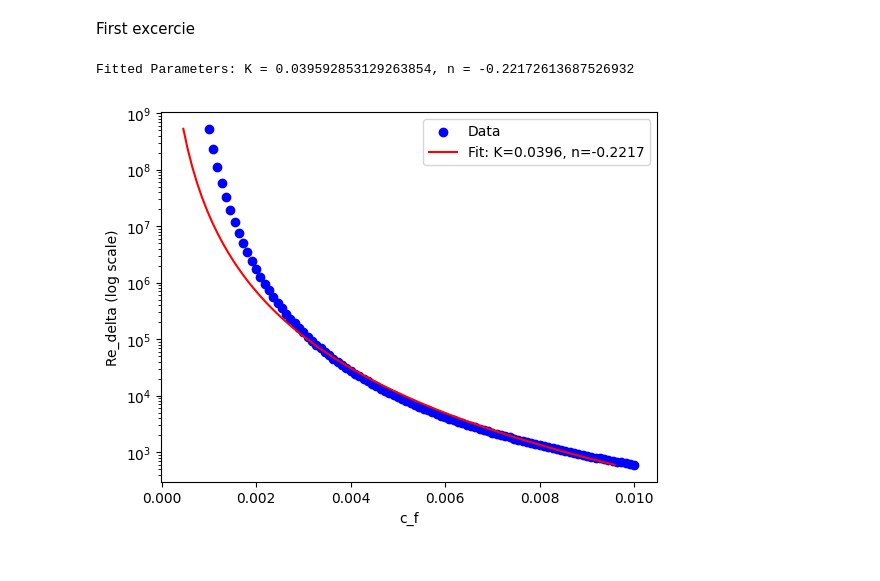
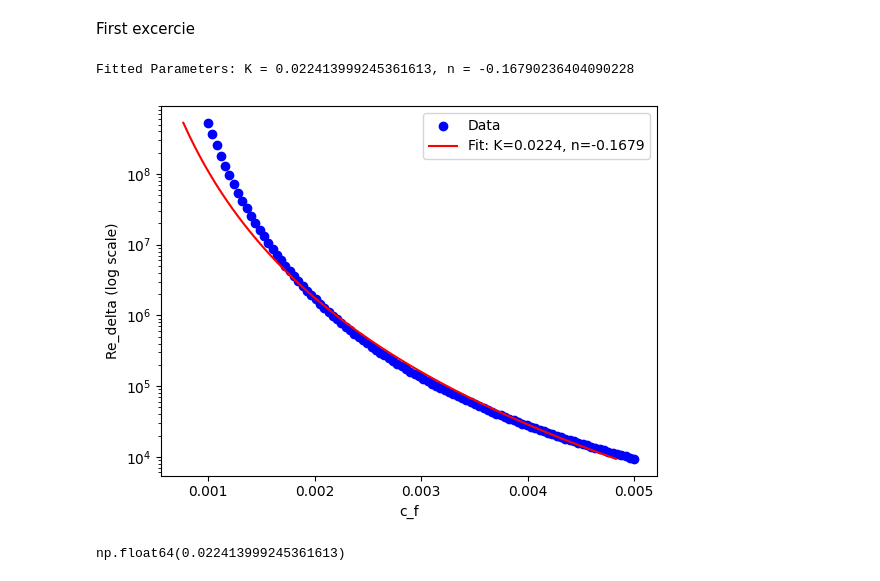
Before and after one commit to Biel-PS/AdvancedFluidMechanics, a Jupyter notebook: 4-BoundaryLayer/Assigment4.ipynb, the cells around one changed output. Cells and saved outputs as stored; diff of their text form; code cells hidden in the pictures.

```diff
--- a/4-BoundaryLayer/Assigment4.ipynb
+++ b/4-BoundaryLayer/Assigment4.ipynb
@@ -42,7 +42,7 @@ def cf(Re_delta, K, n):
 #   return cf
 # K = 0.02 n=-1/6
 start = 0.001
-end = 0.01
+end = 0.005
 num_points = 100
 vector_cf = np.linspace(start, end, num_points)
 vector_Re_delta = Re_fun(vector_cf)
@@ -52,33 +52,33 @@ dataVector = [vector_cf,vector_Re_delta]
 #print(dataVector)
 
 popt, pcov = opt.curve_fit(cf, dataVector[1], dataVector[0], p0=[0, 0])  # Initial guess
 
 K_fit, n_fit = popt  # Extract fitted parameters
 print(f"Fitted Parameters: K = {K_fit}, n = {n_fit}")
 
 # Compute the fitted curve
 fitted_cf = cf(vector_Re_delta, K_fit, n_fit)
 # Plot original data and fitted curve
 plt.scatter(vector_cf,vector_Re_delta, label="Data", color="blue")
 plt.plot(fitted_cf,vector_Re_delta, label=f"Fit: K={K_fit:.4f}, n={n_fit:.4f}", color="red")
 
 plt.yscale("log")
 plt.ylabel("Re_delta (log scale)")
 plt.xlabel("c_f")
 plt.legend()
 plt.show()
 
 # popt, pcov = opt.curve_fit(cf, dataVector[0],dataVector[1])
 # print(popt)
 
 # plt.scatter(dataVector[0],dataVector[1])
 # #plt.plot(dataSolution[0],dataSolution[1])
 # plt.yscale("log")
 # plt.xlabel(" c_f[log]")
 # plt.ylabel("Re_delta")
 # plt.legend()
 # plt.show()
 # %% [output]
-Fitted Parameters: K = 0.039592853129263854, n = -0.22172613687526932
+Fitted Parameters: K = 0.022413999245361613, n = -0.16790236404090228
-[figure, old version]
+[figure, new version]
 # %%
@@ -89,4 +89,8 @@ def uTau(delta, U , n,K,rho,nu):
   return u_tau
+# %%
+K_fit
+# %% [output]
+np.float64(0.022413999245361613)
 # %%
 a = 0.41  # von Kármán constant
 b = 5.0       # empirical constant
```
Also changed, not shown: parts of 2 cells of this notebook.
